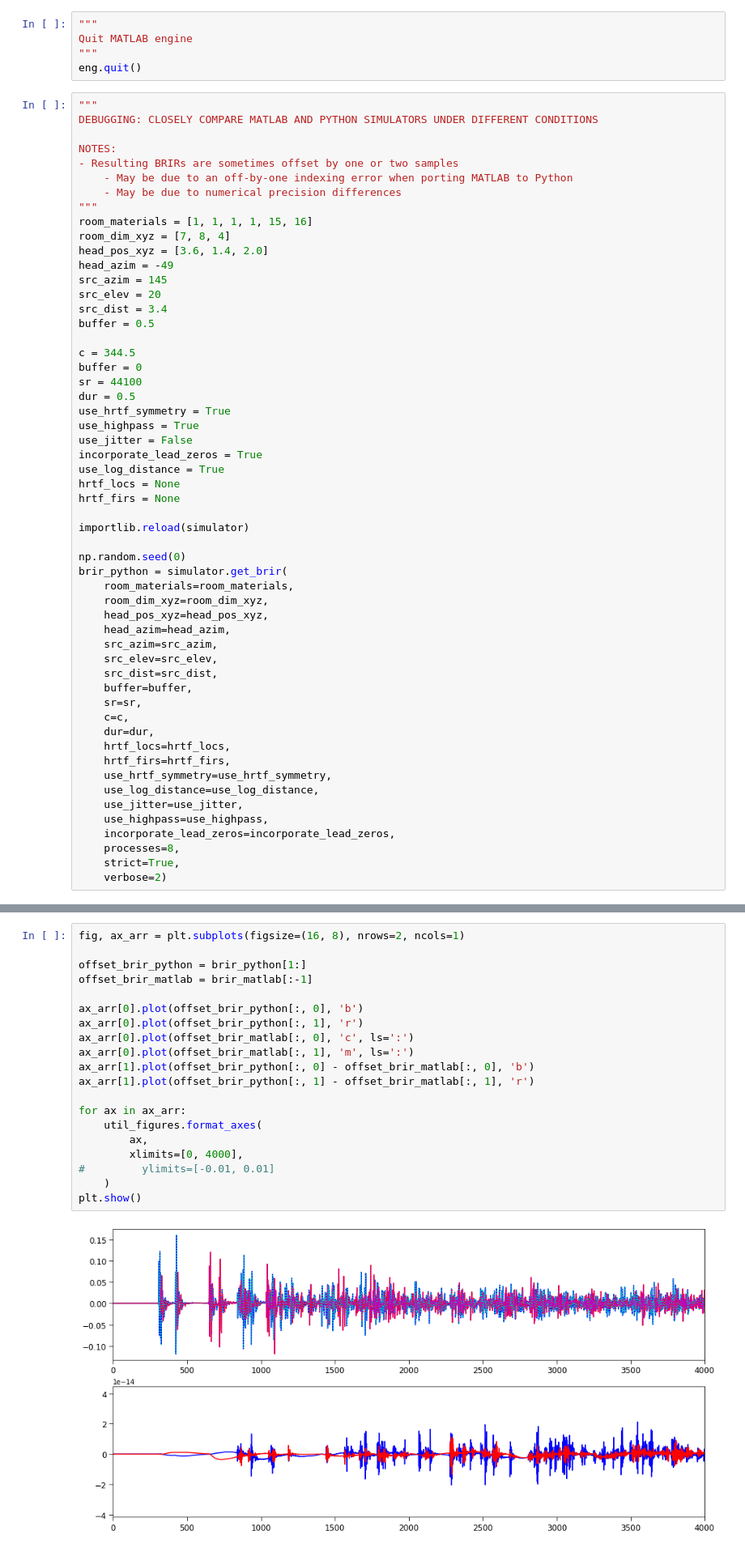
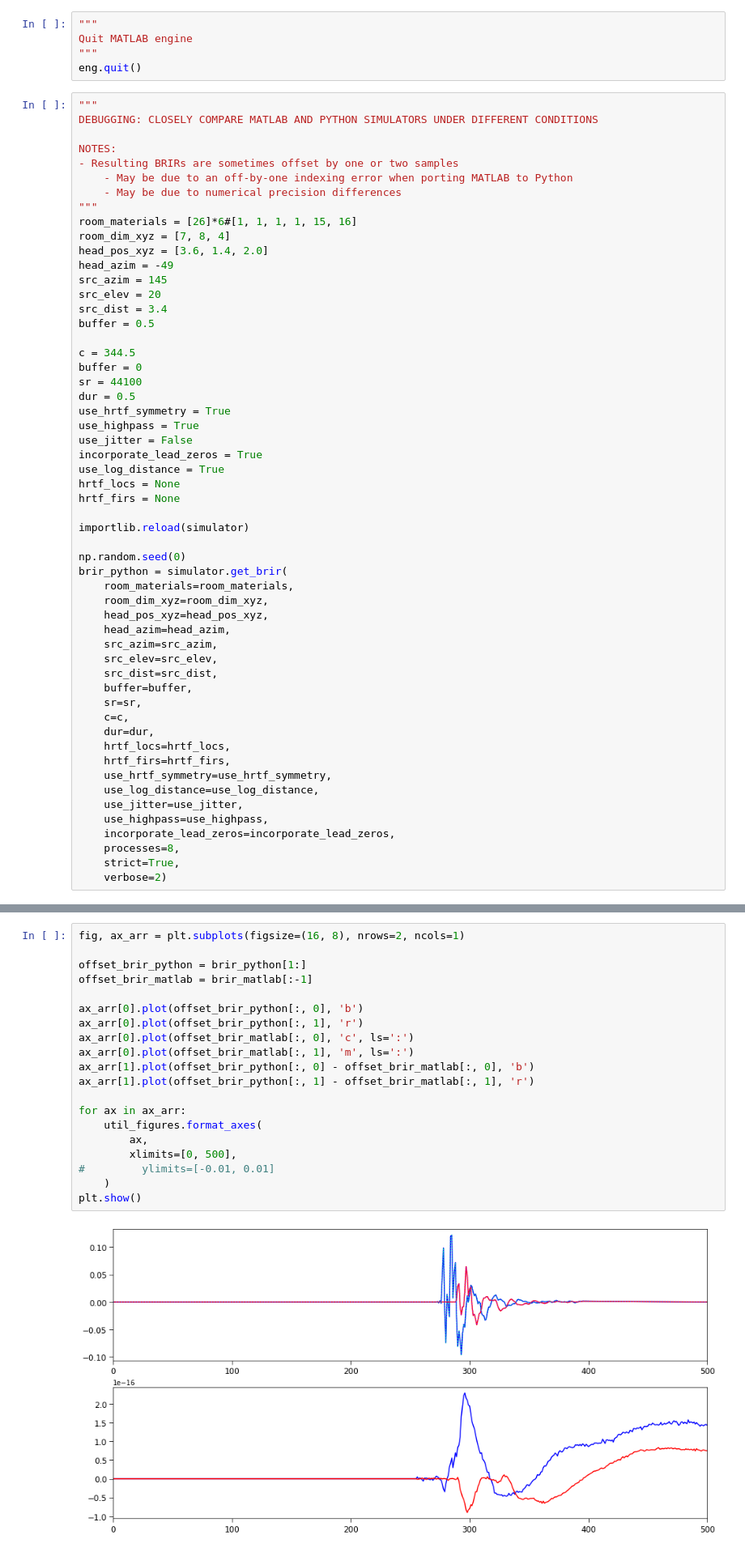
Before and after one commit to msaddler/virtual_acoustic_room, a Jupyter notebook: notebook_scratch.ipynb, the cells around one changed output, grey strips where cells are left out. Shown at 81% size. Drawn from its saved outputs; the diff is of its cells as text.

```diff
--- a/notebook_scratch.ipynb
+++ b/notebook_scratch.ipynb
@@ -80,7 +80,7 @@ NOTES:
     - May be due to an off-by-one indexing error when porting MATLAB to Python
     - May be due to numerical precision differences
 """
-room_materials = [1, 1, 1, 1, 15, 16]
+room_materials = [26]*6#[1, 1, 1, 1, 15, 16]
 room_dim_xyz = [7, 8, 4]
 head_pos_xyz = [3.6, 1.4, 2.0]
 head_azim = -49
@@ -169,25 +169,25 @@ brir_matlab = simulator_matlab.get_brir(
 # %%
 fig, ax_arr = plt.subplots(figsize=(16, 8), nrows=2, ncols=1)
 
 offset_brir_python = brir_python[1:]
 offset_brir_matlab = brir_matlab[:-1]
 
 ax_arr[0].plot(offset_brir_python[:, 0], 'b')
 ax_arr[0].plot(offset_brir_python[:, 1], 'r')
 ax_arr[0].plot(offset_brir_matlab[:, 0], 'c', ls=':')
 ax_arr[0].plot(offset_brir_matlab[:, 1], 'm', ls=':')
 ax_arr[1].plot(offset_brir_python[:, 0] - offset_brir_matlab[:, 0], 'b')
 ax_arr[1].plot(offset_brir_python[:, 1] - offset_brir_matlab[:, 1], 'r')
 
 for ax in ax_arr:
     util_figures.format_axes(
         ax,
-        xlimits=[0, 4000],
+        xlimits=[0, 500],
 #         ylimits=[-0.01, 0.01]
     )
 plt.show()
 # %% [output]
-[figure, old version]
+[figure, new version]
 # %%
 importlib.reload(simulator);
 
```
Also changed, not shown: parts of 2 cells of this notebook, 1 other file.
